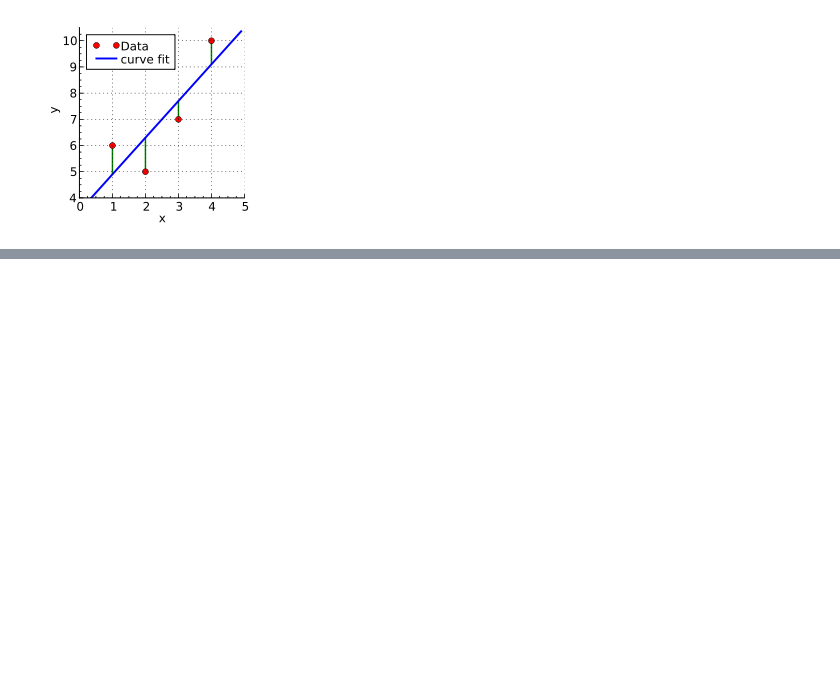
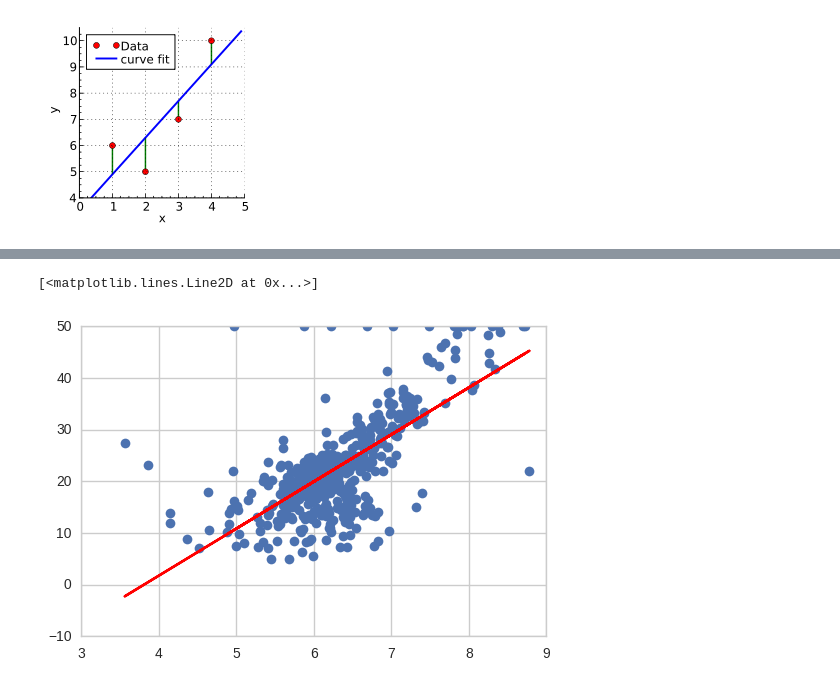
Before and after one commit to simpleweiwei/Data_Ana_Vis_ML_UDEMY, a Jupyter notebook: pd72_Supervised_Learning-linear_Regression.ipynb, the cells around one changed output, grey strips where cells are left out. Saved outputs shown, nothing was run; the diff lists cells and outputs as text; code cells hidden in the pictures; blank space fills up the shorter version.

```diff
--- a/pd72_Supervised_Learning-linear_Regression.ipynb
+++ b/pd72_Supervised_Learning-linear_Regression.ipynb
@@ -103,0 +119,2 @@ Image(url)
+# %%
+X = np.vstack(boston_df.RM) #making two dimensional
@@ -103,0 +127,2 @@ Image(url)
+# %%
+Y = boston_df.Price
@@ -103,0 +161,3 @@ Image(url)
+# %%
+# [X 1] create form : A matrix form
+X = np.array([ [value,1] for value in X] )
@@ -103,0 +174,11 @@ Image(url)
+# %%
+m , b = np.linalg.lstsq(X, Y)[0] # liear fit - 1st index value of least square linear algebra
+# %%
+plt.plot(boston_df.RM, boston_df.Price,'o') #original
+
+x = boston_df.RM
+
+plt.plot(x, m*x + b,'r', label='Best Fit Line')
+# %% [output]
+[<matplotlib.lines.Line2D at 0x...>]
+[figure, added]
```
Also changed, not shown: parts of 13 cells of this notebook.
